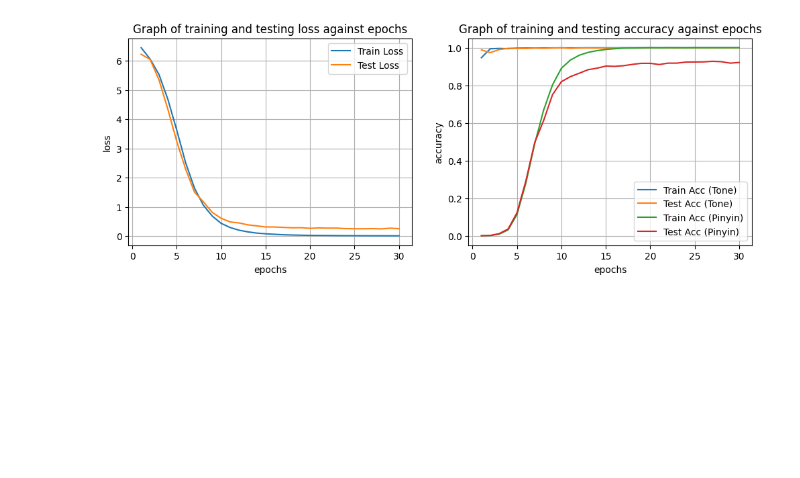
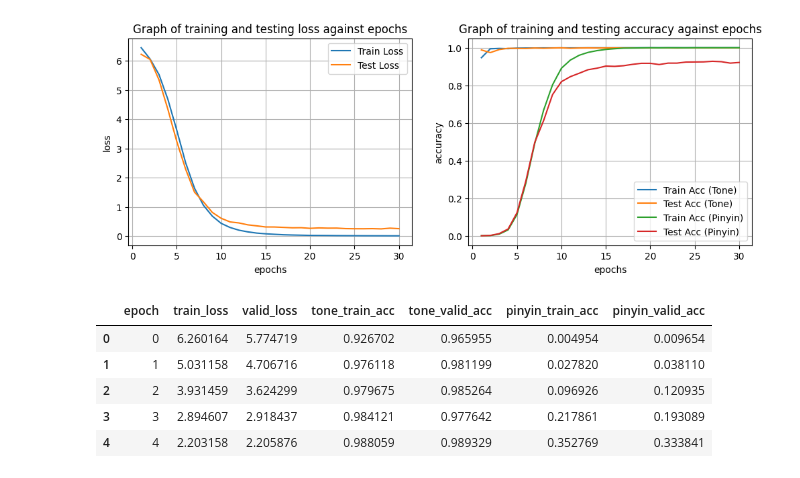
Before and after one commit to nwjbrandon/CS5647_Team18_Project_MULTITASK_MODEL, a Jupyter notebook: Results.ipynb, the cells around one changed output. Saved outputs shown, nothing was run; the diff lists cells and outputs as text; code cells hidden in the pictures; blank space fills up the shorter version.

```diff
--- a/Results.ipynb
+++ b/Results.ipynb
@@ -67,3 +67,13 @@ df.head()
 plot_training_logs(df)
 # %% [output]
 [figure]
+# %%
+df = pd.read_csv("exp/logs/raw/MULTITASK_logs.csv")
+df.head()
+# %% [output]
+|  | epoch | train_loss | valid_loss | tone_train_acc | tone_valid_acc | pinyin_train_acc | pinyin_valid_acc |
+| 0 | 0 | 6.260164 | 5.774719 | 0.926702 | 0.965955 | 0.004954 | 0.009654 |
+| 1 | 1 | 5.031158 | 4.706716 | 0.976118 | 0.981199 | 0.027820 | 0.038110 |
+| 2 | 2 | 3.931459 | 3.624299 | 0.979675 | 0.985264 | 0.096926 | 0.120935 |
+| 3 | 3 | 2.894607 | 2.918437 | 0.984121 | 0.977642 | 0.217861 | 0.193089 |
+| 4 | 4 | 2.203158 | 2.205876 | 0.988059 | 0.989329 | 0.352769 | 0.333841 |
```
Also changed, not shown: parts of 1 cell of this notebook, 4 other files.
